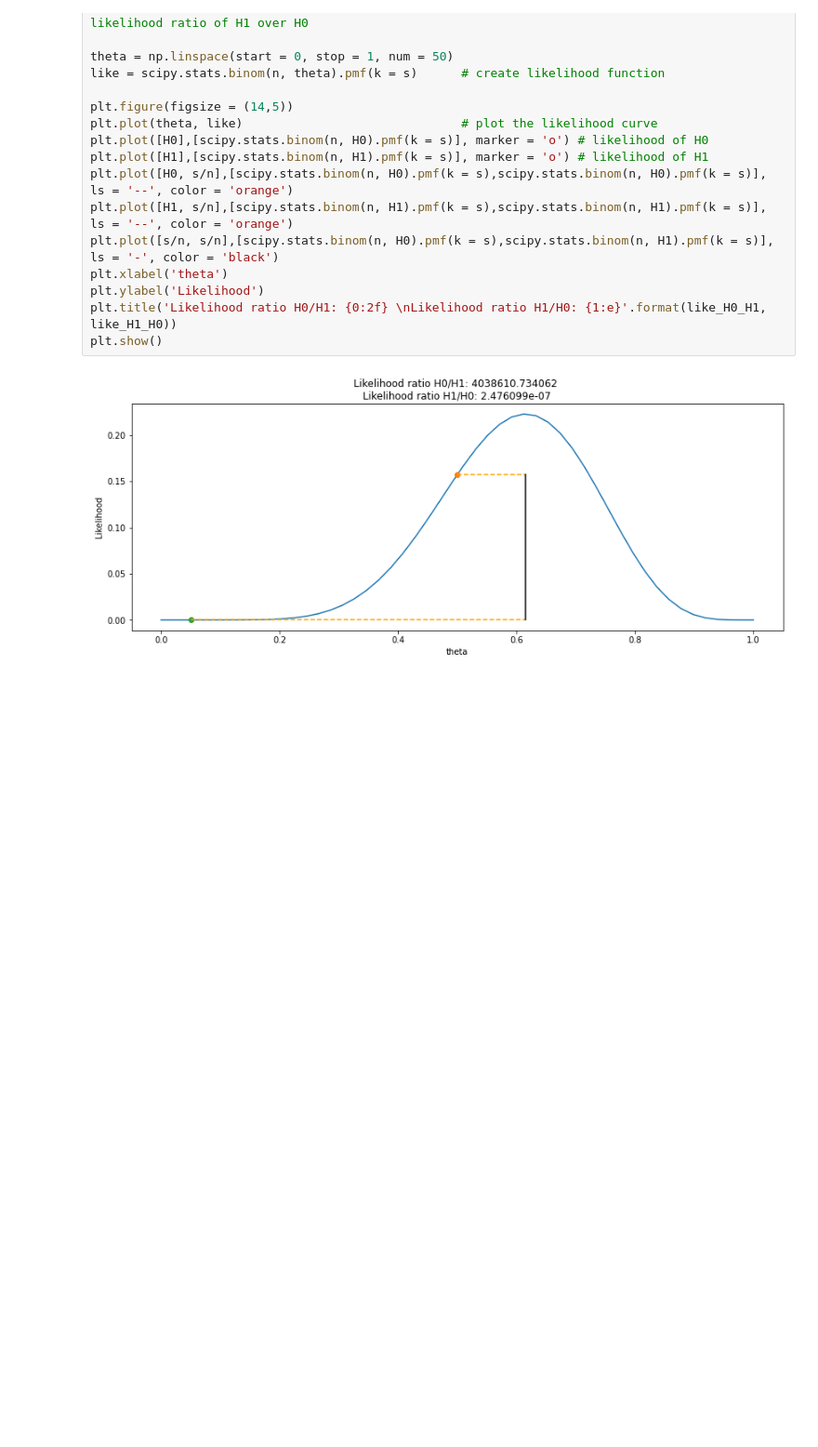
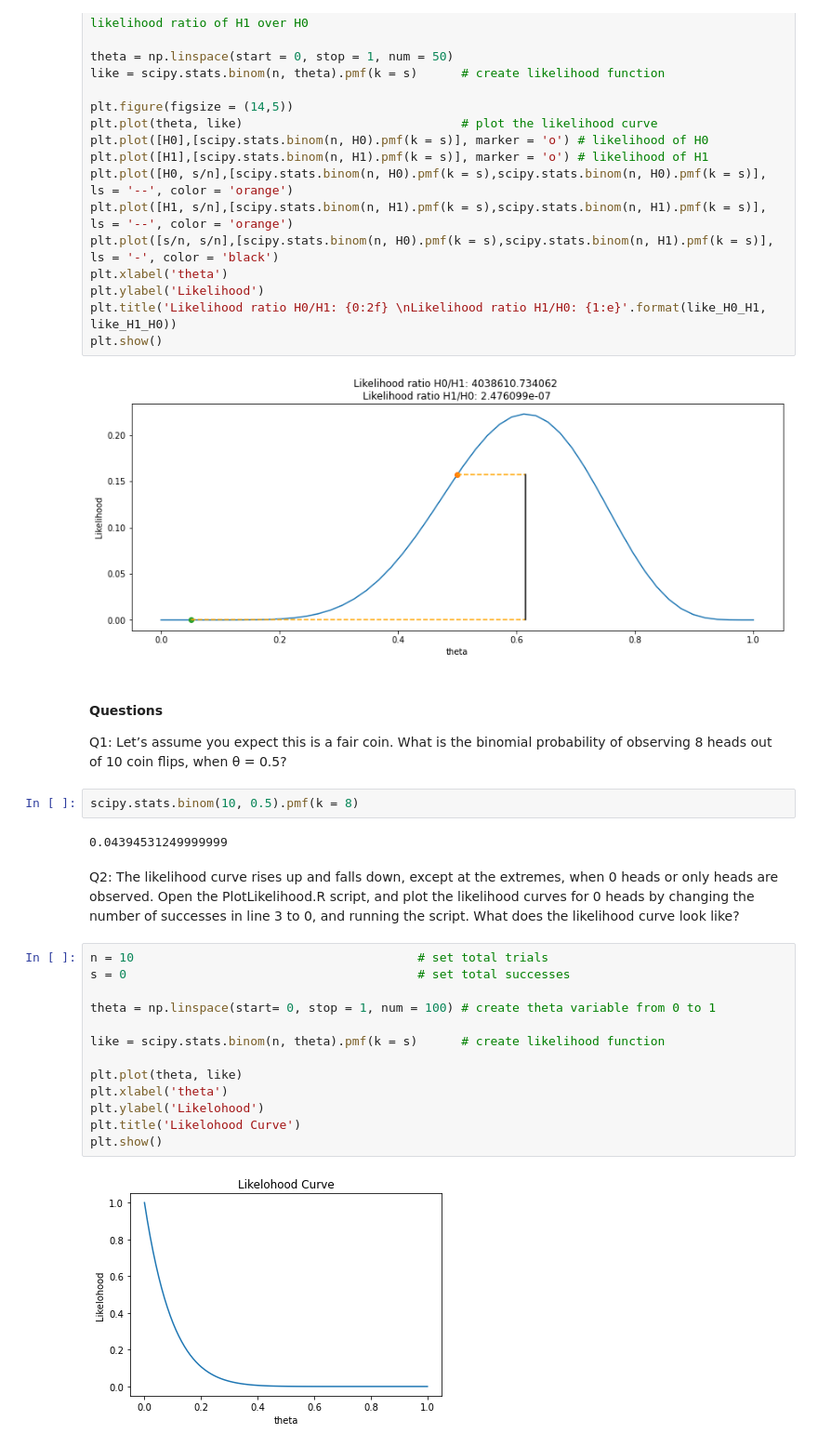
Before and after one commit to tamojit-maiti/improve-stat-inferences, a Jupyter notebook: week_2.ipynb, the cells around one changed output. Shown at 93% size. Drawn from its saved outputs; the diff is of its cells as text; blank space fills up the shorter version.

Commit message:
updated questions

```diff
--- a/week_2.ipynb
+++ b/week_2.ipynb
@@ -49,3 +49,32 @@ plt.title('Likelihood ratio H0/H1: {0:2f} \nLikelihood ratio H1/H0: {1:e}'.forma
 plt.show()
 # %% [output]
 [figure]
+# %% [markdown]
+#### Questions
+
+Q1: Let’s assume you expect this is a fair coin. What is the binomial probability of
+observing 8 heads out of 10 coin flips, when θ = 0.5?
+# %%
+scipy.stats.binom(10, 0.5).pmf(k = 8)
+# %% [output]
+0.04394531249999999
+# %% [markdown]
+Q2: The likelihood curve rises up and falls down, except at the extremes, when 0 heads
+or only heads are observed. Open the PlotLikelihood.R script, and plot the likelihood
+curves for 0 heads by changing the number of successes in line 3 to 0, and running the
+script. What does the likelihood curve look like?
+# %%
+n = 10                                       # set total trials
+s = 0                                        # set total successes
+
+theta = np.linspace(start= 0, stop = 1, num = 100) # create theta variable from 0 to 1
+
+like = scipy.stats.binom(n, theta).pmf(k = s)      # create likelihood function
+
+plt.plot(theta, like)
+plt.xlabel('theta')
+plt.ylabel('Likelohood')
+plt.title('Likelohood Curve')
+plt.show()
+# %% [output]
+[figure, added]
```
